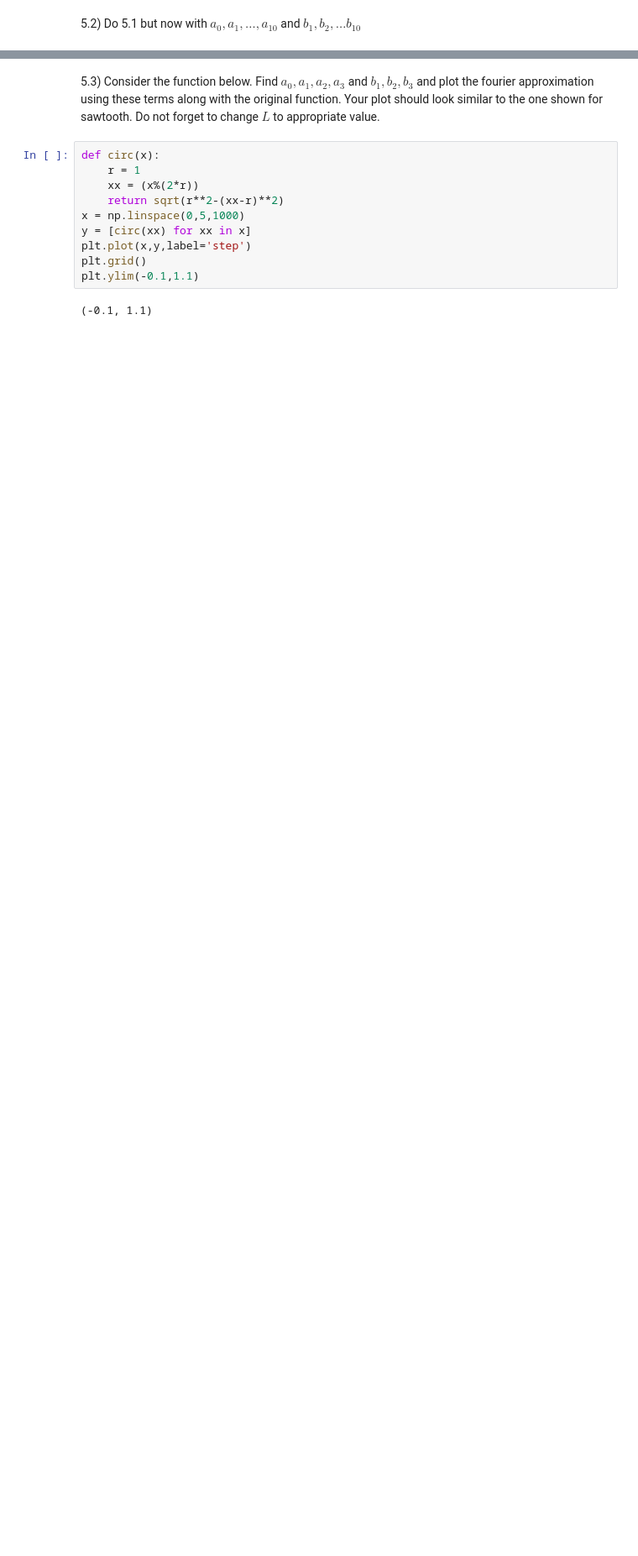
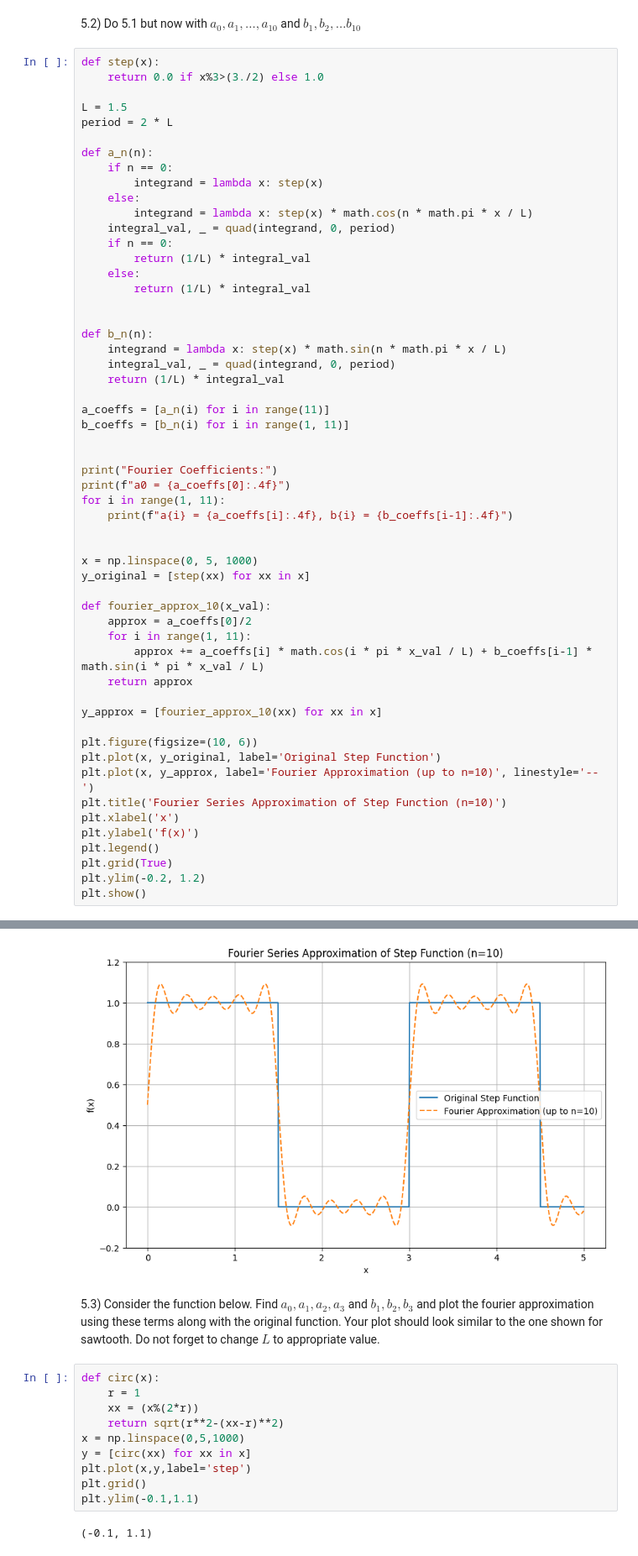
Before and after one commit to supawat6481355/iccs205-205, a Jupyter notebook: hw3/Homework3.ipynb, the cells around one changed output, grey strips where cells are left out. Shown: that part at 84% size. Drawn from its saved outputs; the diff is of its cells as text; blank space fills up the shorter version.

```diff
--- a/hw3/Homework3.ipynb
+++ b/hw3/Homework3.ipynb
@@ -128,2 +286,58 @@ plt.ylim(-0.1,1.1)
 # %% [markdown]
 5.2) Do 5.1 but now with $a_0, a_1, \ldots, a_{10}$ and $b_1, b_2, \ldots b_{10}$
+# %%
+def step(x):
+    return 0.0 if x%3>(3./2) else 1.0
+
+L = 1.5
+period = 2 * L
+
+def a_n(n):
+    if n == 0:
+        integrand = lambda x: step(x)
+    else:
+        integrand = lambda x: step(x) * math.cos(n * math.pi * x / L)
+    integral_val, _ = quad(integrand, 0, period)
+    if n == 0:
+        return (1/L) * integral_val
+    else:
+        return (1/L) * integral_val
+
+
+def b_n(n):
+    integrand = lambda x: step(x) * math.sin(n * math.pi * x / L)
+    integral_val, _ = quad(integrand, 0, period)
+    return (1/L) * integral_val
+
+a_coeffs = [a_n(i) for i in range(11)]
+b_coeffs = [b_n(i) for i in range(1, 11)]
+
+
+print("Fourier Coefficients:")
+print(f"a0 = {a_coeffs[0]:.4f}")
+for i in range(1, 11):
+    print(f"a{i} = {a_coeffs[i]:.4f}, b{i} = {b_coeffs[i-1]:.4f}")
+
+
+x = np.linspace(0, 5, 1000)
+y_original = [step(xx) for xx in x]
+
+def fourier_approx_10(x_val):
+    approx = a_coeffs[0]/2
+    for i in range(1, 11):
+        approx += a_coeffs[i] * math.cos(i * pi * x_val / L) + b_coeffs[i-1] * math.sin(i * pi * x_val / L)
+    return approx
+
+y_approx = [fourier_approx_10(xx) for xx in x]
+
+plt.figure(figsize=(10, 6))
+plt.plot(x, y_original, label='Original Step Function')
+plt.plot(x, y_approx, label='Fourier Approximation (up to n=10)', linestyle='--')
+plt.title('Fourier Series Approximation of Step Function (n=10)')
+plt.xlabel('x')
+plt.ylabel('f(x)')
+plt.legend()
+plt.grid(True)
+plt.ylim(-0.2, 1.2)
+plt.show()
+# %% [output]
@@ -130,3 +356,4 @@ plt.ylim(-0.1,1.1)
+[figure, added]
 # %% [markdown]
 5.3) Consider the function below. Find $a_0, a_1, a_2, a_3$ and $b_1, b_2, b_3$ and plot the fourier approximation using these terms along with the original function. Your plot should look similar to the one shown for sawtooth. Do not forget to change $L$ to appropriate value.
 # %%
```
Also changed, not shown: parts of 12 cells of this notebook.
